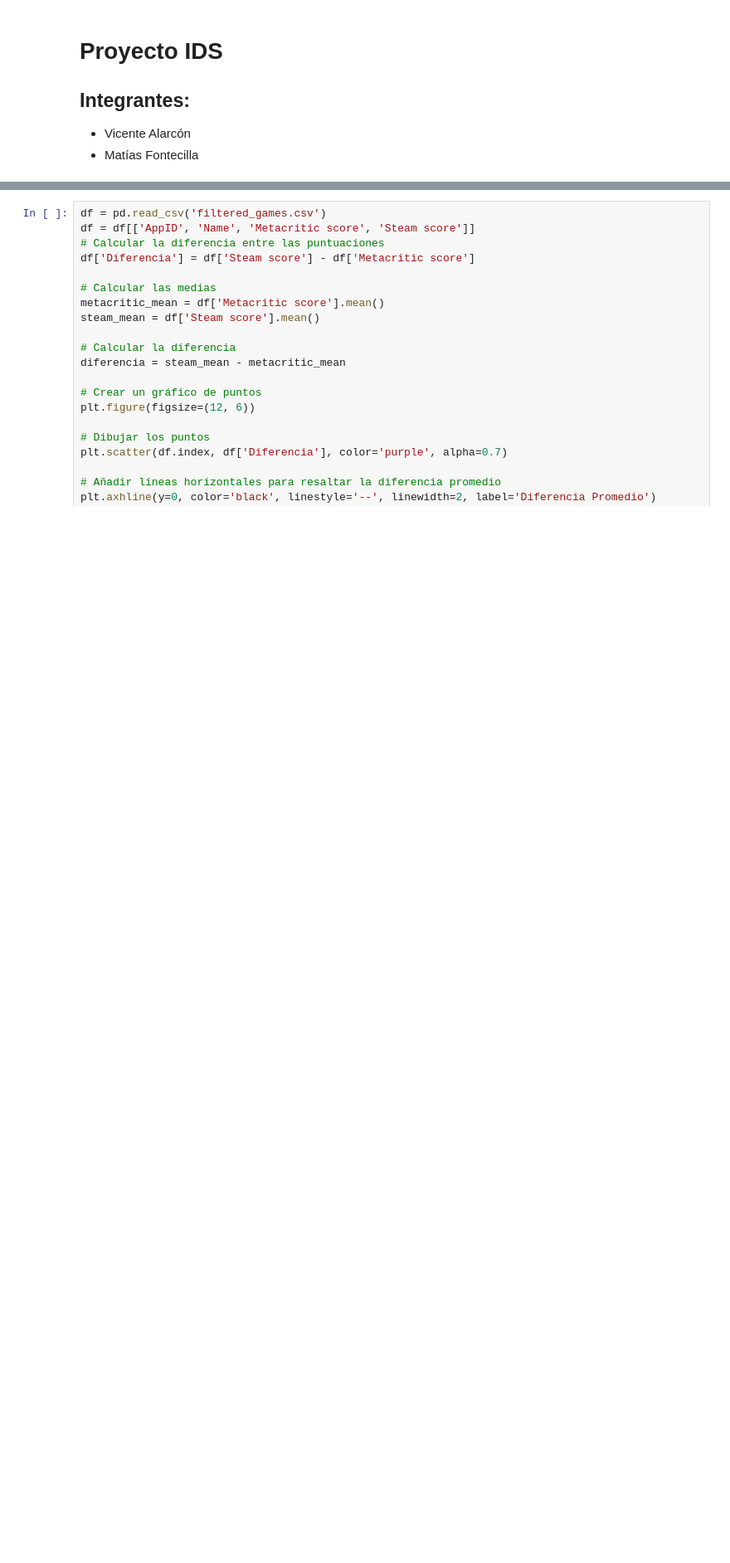
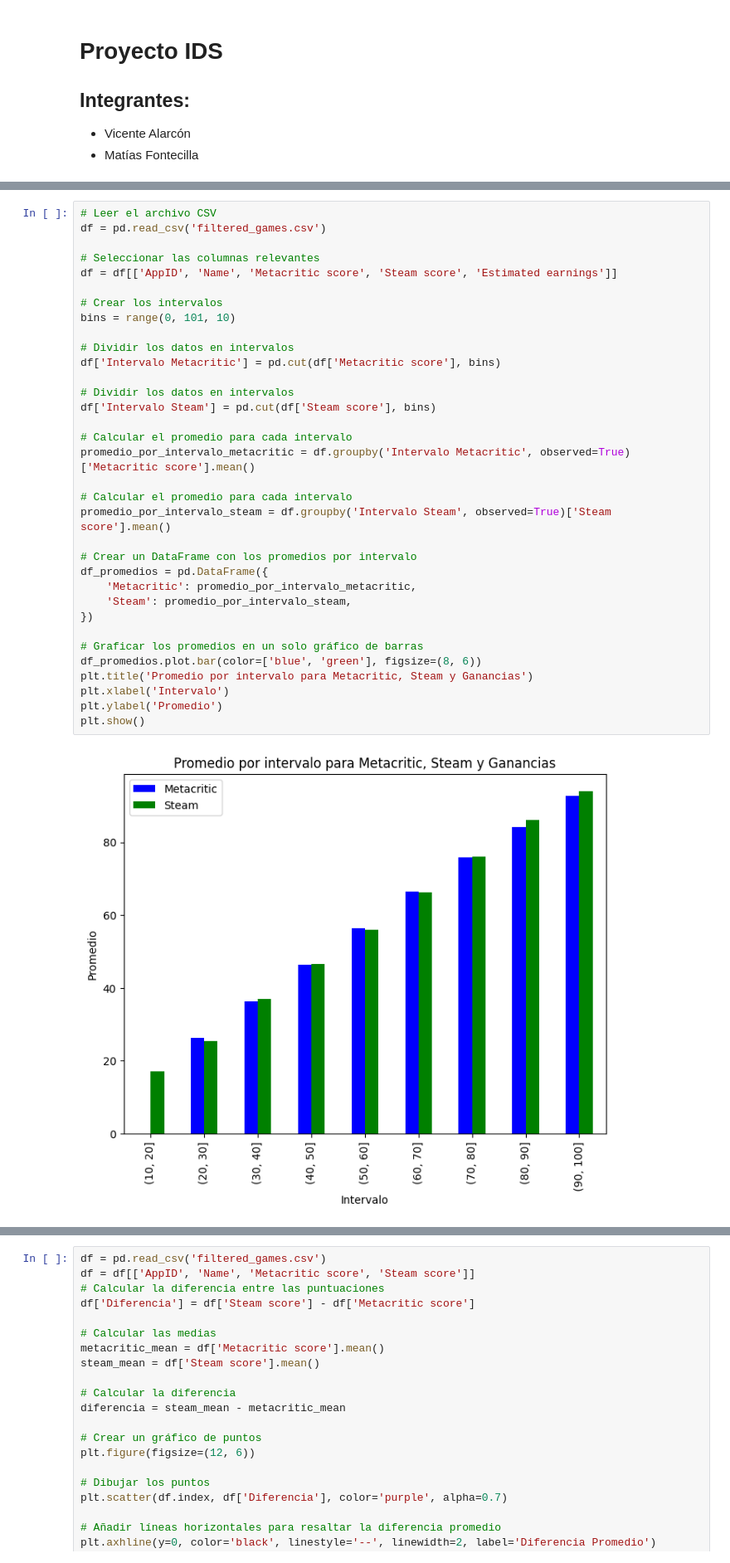
Before and after one commit to VicenteA18UCN/IDS_PROJECT, a Jupyter notebook: proyecto.ipynb, the cells around one changed output, grey strips where cells are left out. Shown: that part at 83% size. Saved outputs shown, nothing was run; the diff lists cells and outputs as text; blank space fills up the shorter version.

```diff
--- a/proyecto.ipynb
+++ b/proyecto.ipynb
@@ -39,0 +30,36 @@ df.to_csv('filtered_games.csv', index=False)
+# %%
+# Leer el archivo CSV
+df = pd.read_csv('filtered_games.csv')
+
+# Seleccionar las columnas relevantes
+df = df[['AppID', 'Name', 'Metacritic score', 'Steam score', 'Estimated earnings']]
+
+# Crear los intervalos
+bins = range(0, 101, 10)
+
+# Dividir los datos en intervalos
+df['Intervalo Metacritic'] = pd.cut(df['Metacritic score'], bins)
+
+# Dividir los datos en intervalos
+df['Intervalo Steam'] = pd.cut(df['Steam score'], bins)
+
+# Calcular el promedio para cada intervalo
+promedio_por_intervalo_metacritic = df.groupby('Intervalo Metacritic', observed=True)['Metacritic score'].mean()
+
+# Calcular el promedio para cada intervalo
+promedio_por_intervalo_steam = df.groupby('Intervalo Steam', observed=True)['Steam score'].mean()
+
+# Crear un DataFrame con los promedios por intervalo
+df_promedios = pd.DataFrame({
+    'Metacritic': promedio_por_intervalo_metacritic,
+    'Steam': promedio_por_intervalo_steam,
+})
+
+# Graficar los promedios en un solo gráfico de barras
+df_promedios.plot.bar(color=['blue', 'green'], figsize=(8, 6))
+plt.title('Promedio por intervalo para Metacritic, Steam y Ganancias')
+plt.xlabel('Intervalo')
+plt.ylabel('Promedio')
+plt.show()
+# %% [output]
+[figure, added]
```
Also changed, not shown: parts of 4 cells of this notebook.
